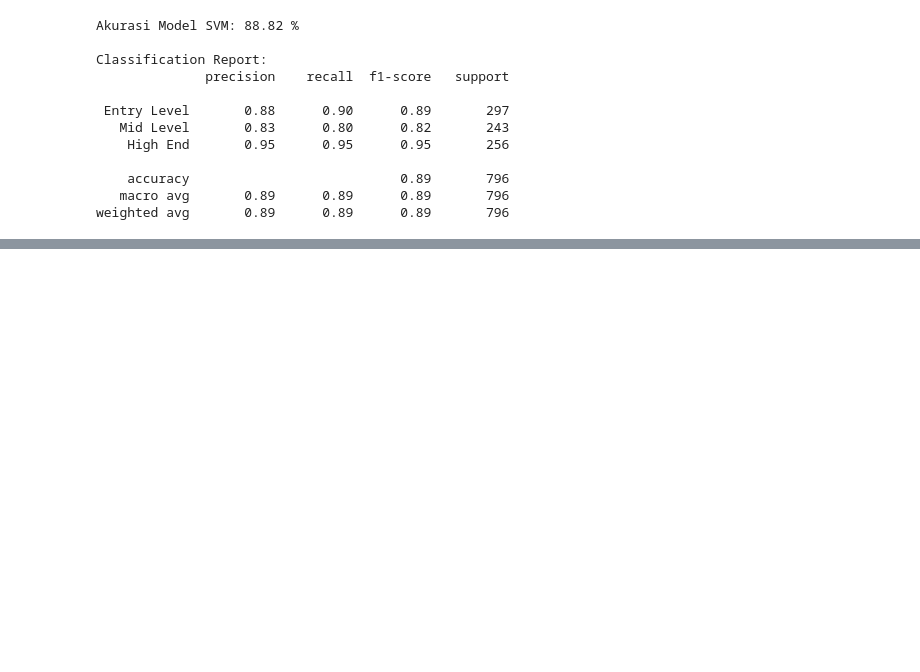
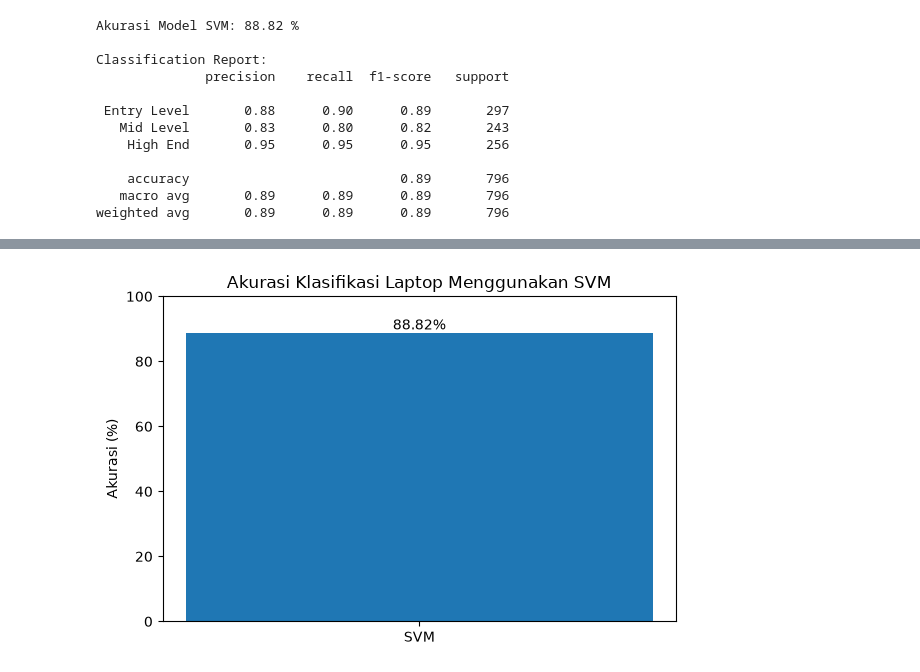
Before and after one commit to Nairda356/Project-UTS-Machines-Learning, a Jupyter notebook: Project_UTS_MachineLearning.ipynb, the cells around one changed output, grey strips where cells are left out. Saved outputs shown, nothing was run; the diff lists cells and outputs as text; code cells hidden in the pictures; blank space fills up the shorter version.

```diff
--- a/Project_UTS_MachineLearning.ipynb
+++ b/Project_UTS_MachineLearning.ipynb
@@ -330,0 +362,23 @@ weighted avg       0.89      0.89      0.89       796
+# %%
+plt.figure(figsize=(6, 4))
+
+plt.bar(
+    ["SVM"],
+    [akurasi * 100]
+)
+
+plt.ylim(0, 100)
+plt.ylabel("Akurasi (%)")
+plt.title("Akurasi Klasifikasi Laptop Menggunakan SVM")
+
+plt.text(
+    0,
+    akurasi * 100 + 1,
+    f"{akurasi * 100:.2f}%",
+    ha="center"
+)
+
+plt.tight_layout()
+plt.show()
+# %% [output]
+[figure, added]
```
Also changed, not shown: parts of 2 cells of this notebook.
